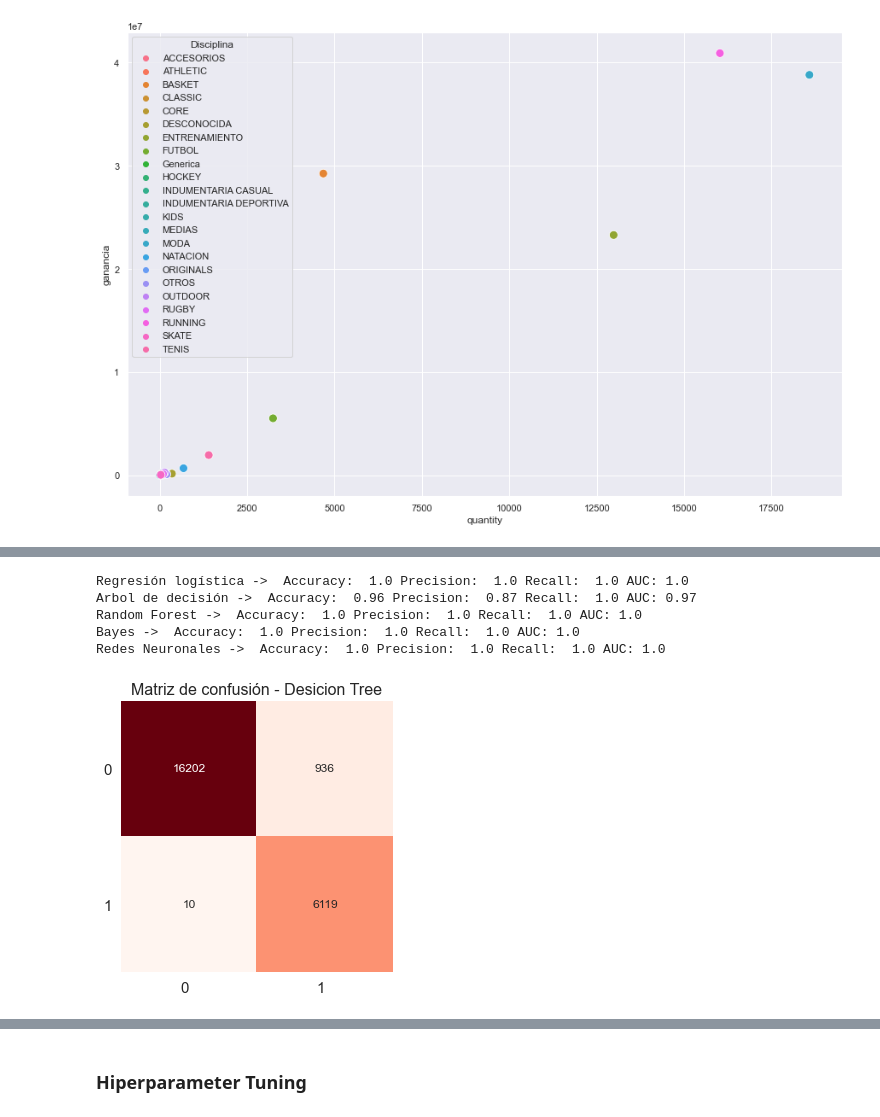
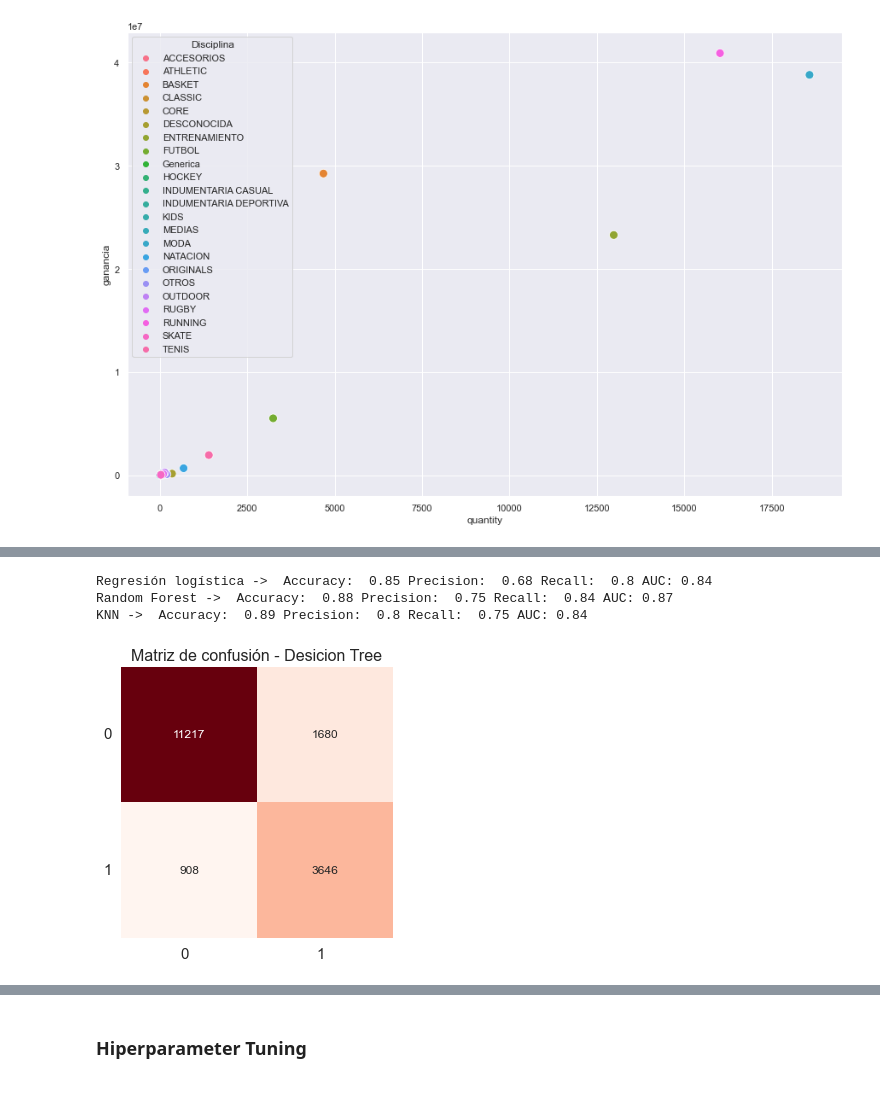
Before and after one commit to eliasguillermo/ds-ecommerce, a Jupyter notebook: Notebook/ecommerce.ipynb, the cells around one changed output, grey strips where cells are left out. Drawn from its saved outputs; the diff is of its cells as text; code cells hidden in the pictures.

```diff
--- a/Notebook/ecommerce.ipynb
+++ b/Notebook/ecommerce.ipynb
@@ -1158,9 +887,6 @@ X = scaler.fit_transform(X)
 # %%
-# Partimos los datos en test y train
-
-from sklearn.model_selection import train_test_split
-
-X_train, X_test, y_train, y_test = train_test_split(X,y,test_size=0.4,random_state=2)
+#Nos quedamos con 30% de datos para test y 70% para train
+X_train, X_test, y_train, y_test = train_test_split(X, y, test_size=0.30, random_state=42)
 # %%
 from imblearn.combine import SMOTETomek
 
@@ -1232,3 +907,34 @@ NN_Predictions = NN.predict(X_test)
+# %%
+#Creamos distintos modelos para probar las predicciones y elegir uno
+
+#KNN con n_neighbors=3
+knn = KNeighborsClassifier(n_neighbors=3)
+
+#Regresión logística
+regresion_logistica = LogisticRegression()
+
+#Random Forest con 200 árboles
+random_forest = RandomForestClassifier(random_state=11, n_estimators=200)
+# %%
+#Entrenamos los modelos
+
+KNN=knn.fit(X_train, y_train) #knn
+LR=regresion_logistica.fit(X_train, y_train) #regresion logistica
+RF=random_forest.fit(X_train, y_train) #random forest
+# %%
+#Predicción de los modelos en train y test
+
+#knn
+KNN_Predictions_train = knn.predict(X_train)
+KNN_Predictions = knn.predict(X_test)
+
+#regresion logistica
+LR_Predictions_train = regresion_logistica.predict(X_train)
+LR_Predictions = regresion_logistica.predict(X_test)
+
+#random forest
+RF_Predictions_train = random_forest.predict(X_train)
+RF_Predictions = random_forest.predict(X_test)
 # %%
 from sklearn.model_selection import cross_val_score
 print("Cross Validation Regresion logística: ",cross_val_score(LR,X_train,y_train).mean())
@@ -1257,30 +947,33 @@ results.head()
 # %%
+#Evaluate the models
+
+from sklearn.model_selection import cross_val_score
+from sklearn.metrics import confusion_matrix, roc_auc_score, roc_curve,precision_score, recall_score,accuracy_score,classification_report
+
 print("Regresión logística -> ", "Accuracy: ", round(accuracy_score(y_test, LR_Predictions),2), "Precision: ", round(precision_score(y_test, LR_Predictions),2), "Recall: ", round(recall_score(y_test, LR_Predictions),2),"AUC:",round(roc_auc_score(y_test, LR_Predictions),2))
-print("Arbol de decisión -> ", "Accuracy: ", round(accuracy_score(y_test, DT_Predictions),2), "Precision: ", round(precision_score(y_test, DT_Predictions),2), "Recall: ", round(recall_score(y_test, DT_Predictions),2),"AUC:",round(roc_auc_score(y_test, DT_Predictions),2))
 print("Random Forest -> ", "Accuracy: ", round(accuracy_score(y_test, RF_Predictions),2), "Precision: ", round(precision_score(y_test, RF_Predictions),2), "Recall: ", round(recall_score(y_test, RF_Predictions),2),"AUC:",round(roc_auc_score(y_test, RF_Predictions),2))
-print("Bayes -> ", "Accuracy: ", round(accuracy_score(y_test, NB_Predictions),2), "Precision: ", round(precision_score(y_test, NB_Predictions),2), "Recall: ", round(recall_score(y_test, NB_Predictions),2),"AUC:",round(roc_auc_score(y_test, NB_Predictions),2))
-print("Redes Neuronales -> ", "Accuracy: ", round(accuracy_score(y_test, NN_Predictions),2), "Precision: ", round(precision_score(y_test, NN_Predictions),2), "Recall: ", round(recall_score(y_test, NN_Predictions),2),"AUC:",round(roc_auc_score(y_test, NN_Predictions),2))
+print("KNN -> ", "Accuracy: ", round(accuracy_score(y_test, KNN_Predictions),2), "Precision: ", round(precision_score(y_test, KNN_Predictions),2), "Recall: ", round(recall_score(y_test, KNN_Predictions),2),"AUC:",round(roc_auc_score(y_test, KNN_Predictions),2))
 # %% [output]
-Regresión logística ->  Accuracy:  1.0 Precision:  1.0 Recall:  1.0 AUC: 1.0
-Arbol de decisión ->  Accuracy:  0.96 Precision:  0.87 Recall:  1.0 AUC: 0.97
-Random Forest ->  Accuracy:  1.0 Precision:  1.0 Recall:  1.0 AUC: 1.0
-Bayes ->  Accuracy:  1.0 Precision:  1.0 Recall:  1.0 AUC: 1.0
-Redes Neuronales ->  Accuracy:  1.0 Precision:  1.0 Recall:  1.0 AUC: 1.0
+Regresión logística ->  Accuracy:  0.85 Precision:  0.68 Recall:  0.8 AUC: 0.84
+Random Forest ->  Accuracy:  0.88 Precision:  0.75 Recall:  0.84 AUC: 0.87
+KNN ->  Accuracy:  0.89 Precision:  0.8 Recall:  0.75 AUC: 0.84
 # %%
-cm_t = confusion_matrix(y_test, DT_Predictions)
+# Matriz de confusión - Regresión Logística
+
+cm_t = confusion_matrix(y_test, LR_Predictions)
 
 with sns.axes_style("white"):
     f, ax = plt.subplots(figsize=(5,5))
     ax = sns.heatmap(cm_t,
                      square=True,
                      cmap="Reds",
                      annot=True,
                      fmt="d",
                      cbar=False)
     ax.set_xticklabels(ax.get_xticklabels(), rotation=0, horizontalalignment='right',fontsize = 15)
     ax.set_yticklabels(ax.get_yticklabels(), rotation=0, horizontalalignment='right',fontsize = 15)
 plt.title('Matriz de confusión - Desicion Tree',fontsize = 16)
 plt.show()
 # %% [output]
-[figure, old version]
+[figure, new version]
 # %%
```
Also changed, not shown: parts of 123 cells of this notebook, 1 other file.
